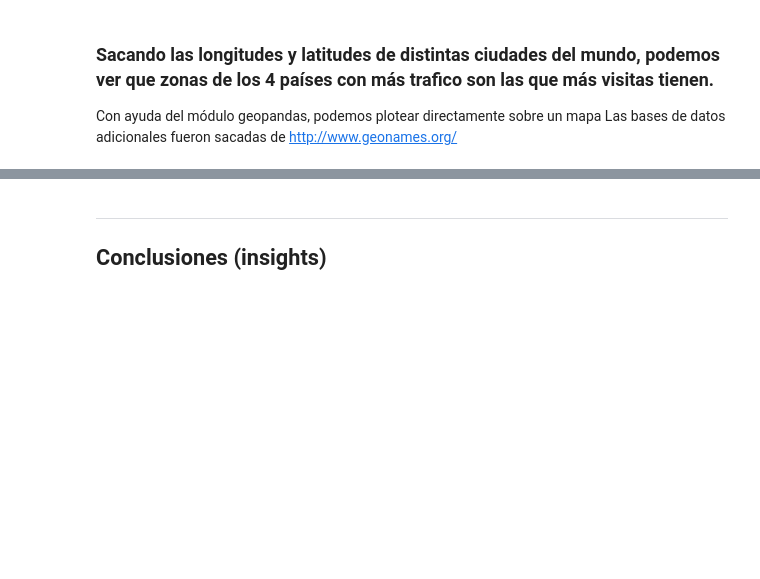
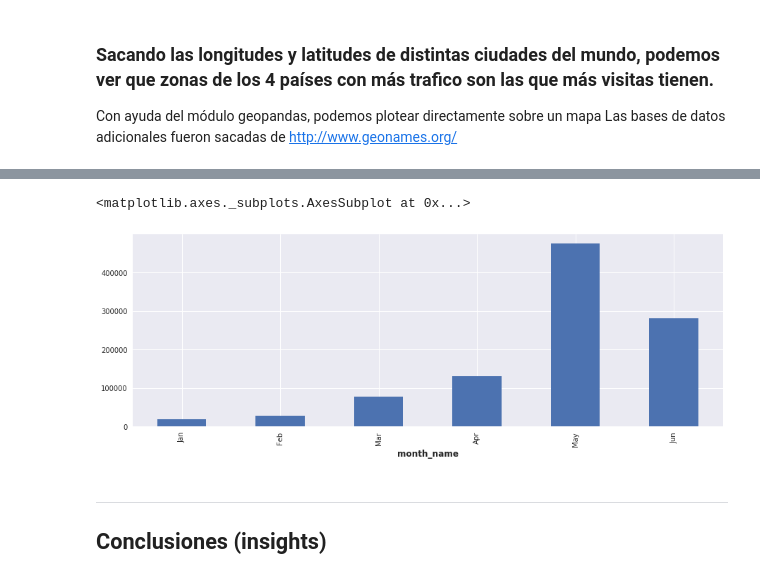
Before and after one commit to FdelMazo/7506-Datos, a Jupyter notebook: TP1/TP1.ipynb, the cells around one changed output, grey strips where cells are left out. Drawn from its saved outputs; the diff is of its cells as text; code cells hidden in the pictures; blank space fills up the shorter version.

```diff
--- a/TP1/TP1.ipynb
+++ b/TP1/TP1.ipynb
@@ -193,3 +388,13 @@ g.set_ylabel("Mes")
+# %%
+df['month_name'] = df['month'].apply(lambda x: calendar.month_abbr[x])
+month_name= ['Jan', 'Feb', 'Mar', 'Apr', 'May', 'Jun']
+month_counts = df.groupby('month_name').count()
+month_counts
+month_counts = month_counts.loc[month_name]
+month_counts['event'].plot(kind='bar') #Probando, después se tunea
+# %% [output]
+<matplotlib.axes._subplots.AxesSubplot at 0x...>
+[figure, added]
 # %% [markdown]
 ---
 ## Conclusiones (insights)
```
Also changed, not shown: parts of 21 cells of this notebook.
